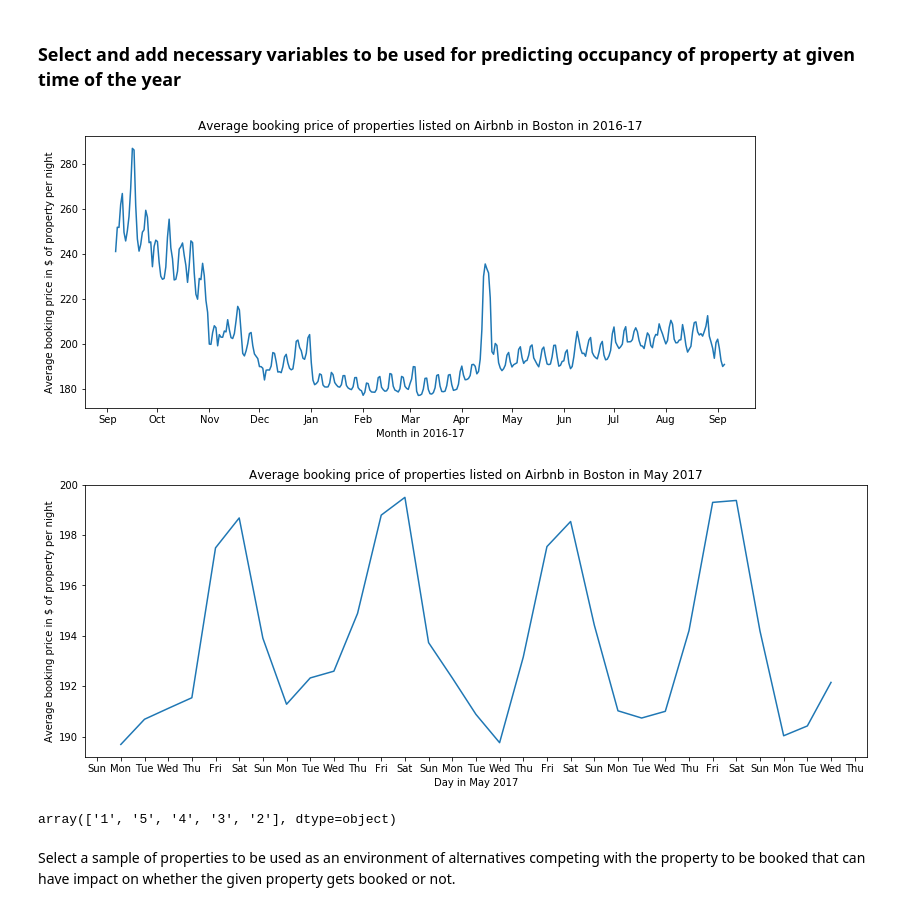
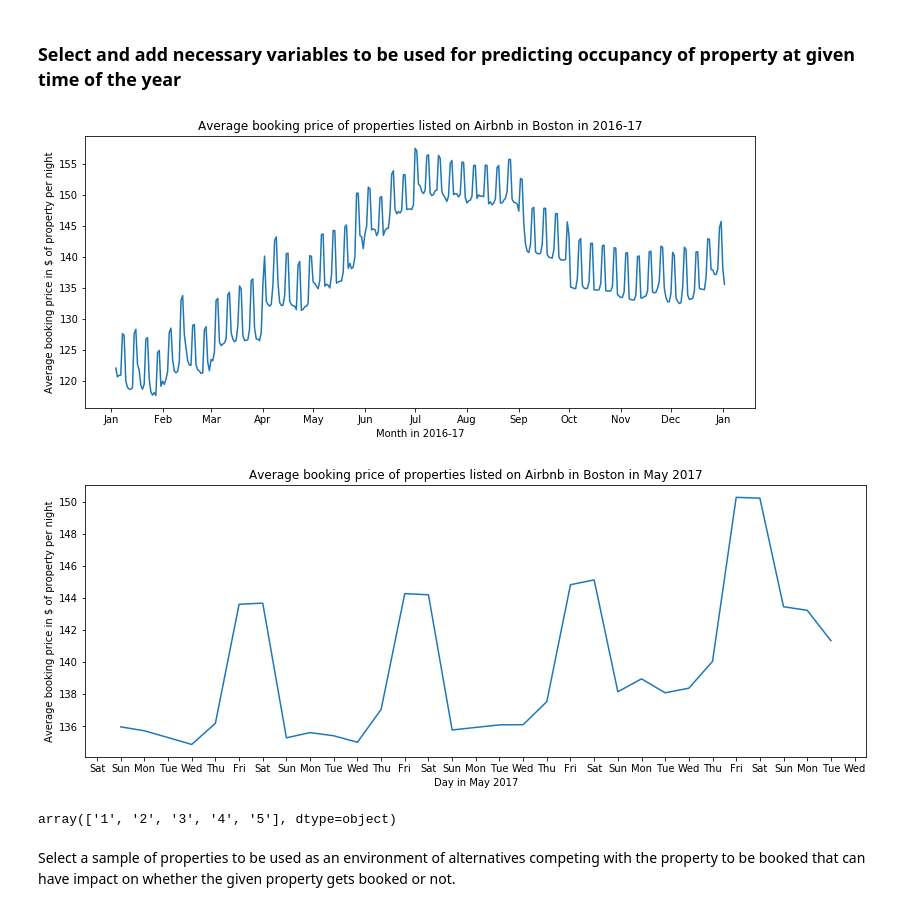
Before and after one commit to patelatharva/Analysis_of_Airbnb_property_listings_dataset, a Jupyter notebook: colab_tuning_booking_price_to_maximize_expected_revenue.ipynb, the cells around one changed output. Drawn from its saved outputs; the diff is of its cells as text; code cells hidden in the pictures.

```diff
--- a/colab_tuning_booking_price_to_maximize_expected_revenue.ipynb
+++ b/colab_tuning_booking_price_to_maximize_expected_revenue.ipynb
@@ -77,7 +72,7 @@ project_dir = "/content/gdrive/My Drive/Data Scientist/airbnb"
 # %%
 # project_dir = "."
 # %%
-data_dir = project_dir + "/data/boston"
+data_dir = project_dir + "/data/seattle"
 # %%
 calendar = pd.read_csv(data_dir + "/calendar.csv")
 reviews = pd.read_csv(data_dir + "/reviews.csv")
@@ -358,25 +346,25 @@ ax.set_title("Average booking price of properties listed on Airbnb in Boston in
 plt.show()
 fig.savefig(project_dir + "/images/average_booking_price_boston_2016_2017.png")
 # %% [output]
-[figure, old version]
+[figure, new version]
 # %%
-prices_in_summer = avg_price_by_date.loc[pd.date_range('2017-05-01', '2017-05-31')]
+prices_in_summer = avg_price_by_date.loc[pd.date_range('2016-05-01', '2016-05-31')]
 dates = prices_in_summer.index
 days = mdates.DayLocator()
 day_format = mdates.DateFormatter("%a")
 fig, ax = plt.subplots()
 fig.set_size_inches(14,5)
 ax.plot(dates, prices_in_summer)
 ax.xaxis.set_major_locator(days)
 ax.xaxis.set_major_formatter(day_format)
 yticks = ax.get_yticks()
 ax.set_xlabel("Day in May 2017")
 ax.set_ylabel("Average booking price in $ of property per night")
 ax.set_title("Average booking price of properties listed on Airbnb in Boston in May 2017")
 plt.show()
 fig.savefig(project_dir + "/images/average_booking_price_boston_may_2017.png")
 # %% [output]
-[figure, old version]
+[figure, new version]
 # %%
 calendar_cleaned["month"] = calendar_cleaned['date'].dt.month_name()
 # %%
@@ -388,7 +376,7 @@ calendar_cleaned["week_of_month"] = np.ceil(calendar_cleaned['date'].dt.day/7).a
 # %%
 calendar_cleaned["week_of_month"].unique()
 # %% [output]
-array(['1', '5', '4', '3', '2'], dtype=object)
+array(['1', '2', '3', '4', '5'], dtype=object)
 # %%
 df = pd.merge(listings_cleaned, calendar_cleaned, left_on="id", right_on="listing_id", how="inner", suffixes=("_listings", "_calendar"))
 # %%
```
Also changed, not shown: parts of 52 cells of this notebook.
